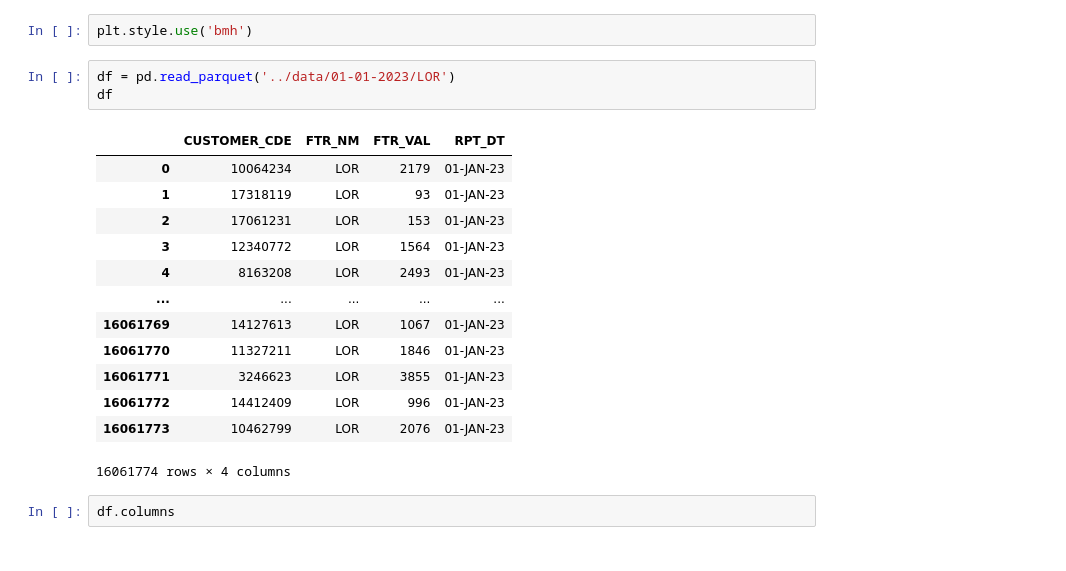
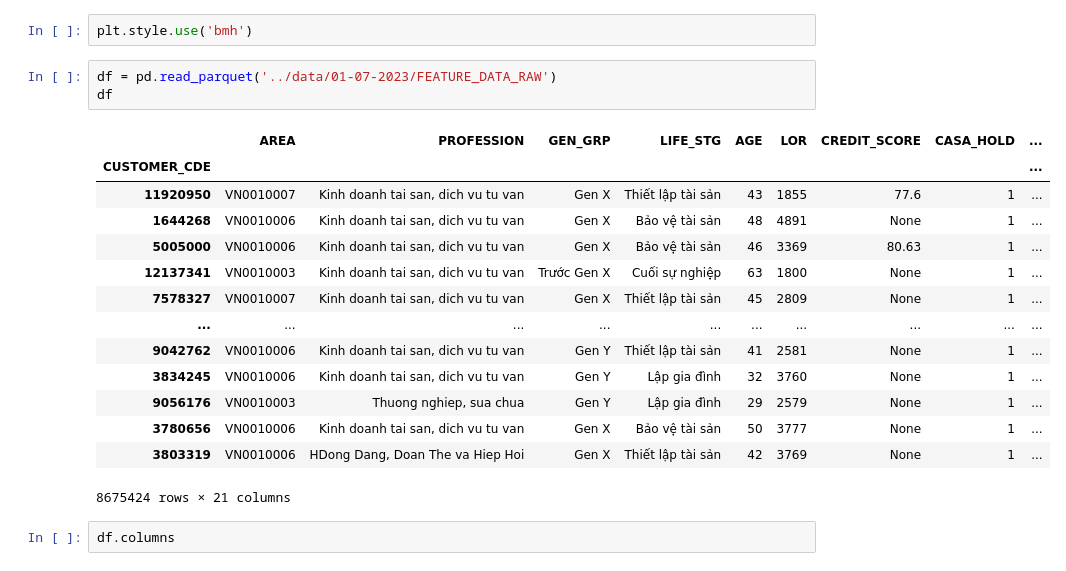
Before and after one commit to HuynhThanhQuan/feature-store, a Jupyter notebook: reactive_casa/deploy/notebook/inspect_model_performance.ipynb, the cells around one changed output. Cells and saved outputs as stored; diff of their text form.

```diff
--- a/reactive_casa/deploy/notebook/inspect_model_performance.ipynb
+++ b/reactive_casa/deploy/notebook/inspect_model_performance.ipynb
@@ -6,22 +6,23 @@ import numpy as np
 # %%
 plt.style.use('bmh')
 # %%
-df = pd.read_parquet('../data/01-01-2023/LOR')
+df = pd.read_parquet('../data/01-07-2023/FEATURE_DATA_RAW')
 df
 # %% [output]
-|  | CUSTOMER_CDE | FTR_NM | FTR_VAL | RPT_DT |
-| 0 | 10064234 | LOR | 2179 | 01-JAN-23 |
-| 1 | 17318119 | LOR | 93 | 01-JAN-23 |
-| 2 | 17061231 | LOR | 153 | 01-JAN-23 |
-| 3 | 12340772 | LOR | 1564 | 01-JAN-23 |
-| 4 | 8163208 | LOR | 2493 | 01-JAN-23 |
-| ... | ... | ... | ... | ... |
-| 16061769 | 14127613 | LOR | 1067 | 01-JAN-23 |
-| 16061770 | 11327211 | LOR | 1846 | 01-JAN-23 |
-| 16061771 | 3246623 | LOR | 3855 | 01-JAN-23 |
-| 16061772 | 14412409 | LOR | 996 | 01-JAN-23 |
-| 16061773 | 10462799 | LOR | 2076 | 01-JAN-23 |
+|  | AREA | PROFESSION | GEN_GRP | LIFE_STG | AGE | LOR | CREDIT_SCORE | CASA_HOLD | ... |
+| CUSTOMER_CDE |  |  |  |  |  |  |  |  | ... |
+| 11920950 | VN0010007 | Kinh doanh tai san, dich vu tu van | Gen X | Thiết lập tài sản | 43 | 1855 | 77.6 | 1 | ... |
+| 1644268 | VN0010006 | Kinh doanh tai san, dich vu tu van | Gen X | Bảo vệ tài sản | 48 | 4891 | None | 1 | ... |
+| 5005000 | VN0010006 | Kinh doanh tai san, dich vu tu van | Gen X | Bảo vệ tài sản | 46 | 3369 | 80.63 | 1 | ... |
+| 12137341 | VN0010003 | Kinh doanh tai san, dich vu tu van | Trước Gen X | Cuối sự nghiệp | 63 | 1800 | None | 1 | ... |
+| 7578327 | VN0010007 | Kinh doanh tai san, dich vu tu van | Gen X | Thiết lập tài sản | 45 | 2809 | None | 1 | ... |
+| ... | ... | ... | ... | ... | ... | ... | ... | ... | ... |
+| 9042762 | VN0010006 | Kinh doanh tai san, dich vu tu van | Gen Y | Thiết lập tài sản | 41 | 2581 | None | 1 | ... |
+| 3834245 | VN0010006 | Kinh doanh tai san, dich vu tu van | Gen Y | Lập gia đình | 32 | 3760 | None | 1 | ... |
+| 9056176 | VN0010003 | Thuong nghiep, sua chua | Gen Y | Lập gia đình | 29 | 2579 | None | 1 | ... |
+| 3780656 | VN0010006 | Kinh doanh tai san, dich vu tu van | Gen X | Bảo vệ tài sản | 50 | 3777 | None | 1 | ... |
+| 3803319 | VN0010006 | HDong Dang, Doan The va Hiep Hoi | Gen X | Thiết lập tài sản | 42 | 3769 | None | 1 | ... |
-16061774 rows × 4 columns
+8675424 rows × 21 columns
 # %%
 df.columns
 # %% [output]
```
Also changed, not shown: 1 other file.
